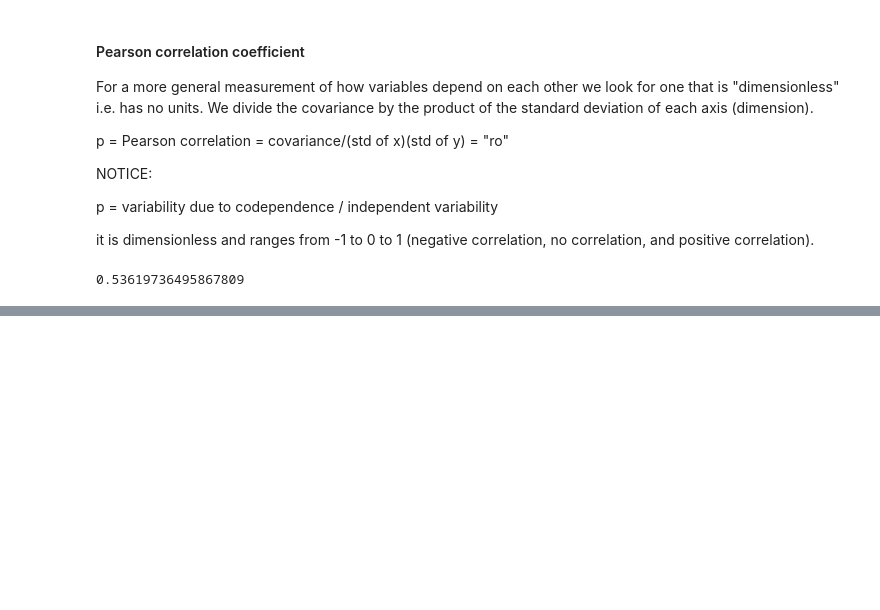
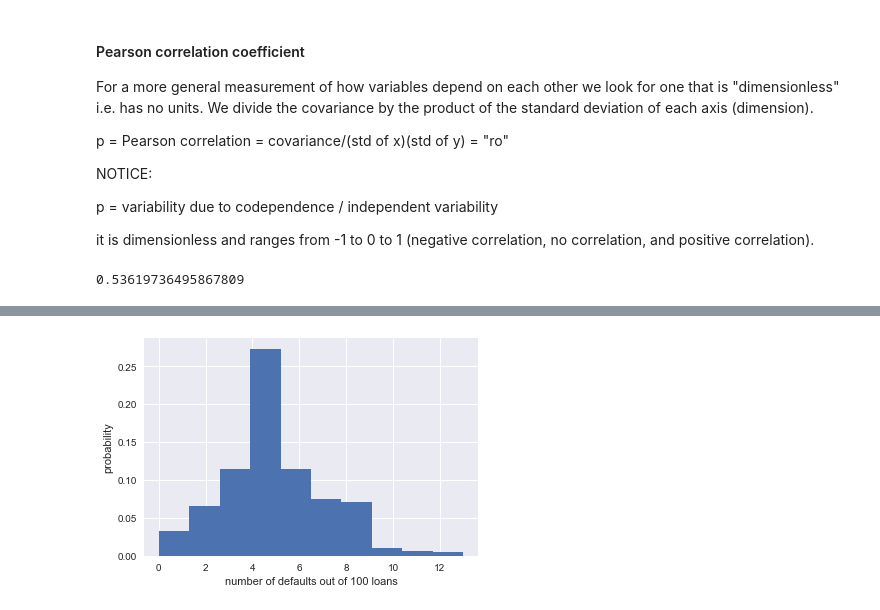
Before and after one commit to paulo-g-martinez/statistical-thinking-in-python-datacamp, a Jupyter notebook: statistical-thinkin-in-python-2.ipynb, the cells around one changed output, grey strips where cells are left out. Cells and saved outputs as stored; diff of their text form; code cells hidden in the pictures; blank space fills up the shorter version.

```diff
--- a/statistical-thinkin-in-python-2.ipynb
+++ b/statistical-thinkin-in-python-2.ipynb
@@ -380,0 +464,30 @@ r
+# %%
+def perform_bernoulli_trials(n, p):
+    '''Perform n Bernoulli trials with success
+    probability p and return number of successes.'''
+    # Initialize a number of successes:
+    n_success = 0
+    # Perform trials
+    for i in range(n):
+        random_number = np.random.random()
+
+        if random_number < p:
+            n_success += 1
+
+    return n_success
+# %%
+# Simulating mortgage defaults
+n_defaults = np.empty(1000)
+
+#compute the number of defaults
+for i in range(1000):
+    n_defaults[i] = perform_bernoulli_trials(100, 0.05)
+        #where there is a 5% chance of a default
+
+# plot the histogram
+_ = plt.hist(n_defaults, normed=True)
+_ = plt.xlabel('number of defaults out of 100 loans')
+_ = plt.ylabel('probability')
+plt.show()
+# %% [output]
+[figure, added]
```
Also changed, not shown: parts of 13 cells of this notebook.
